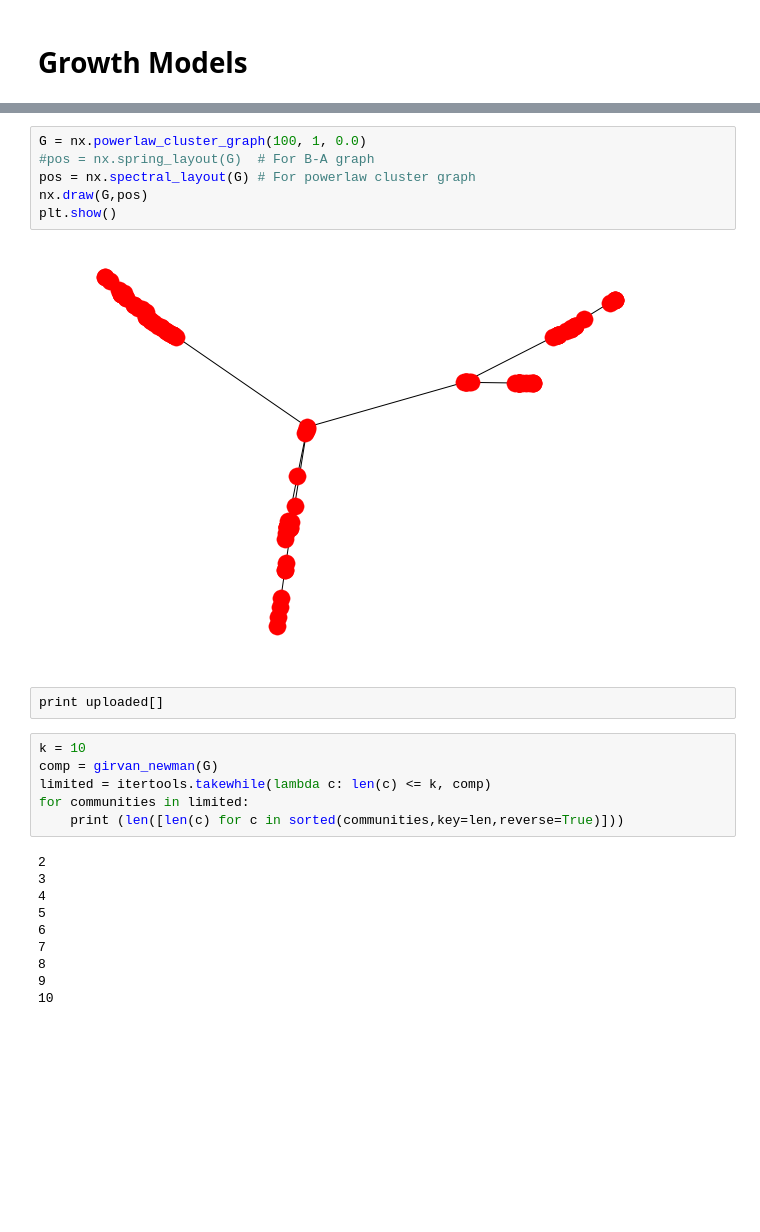
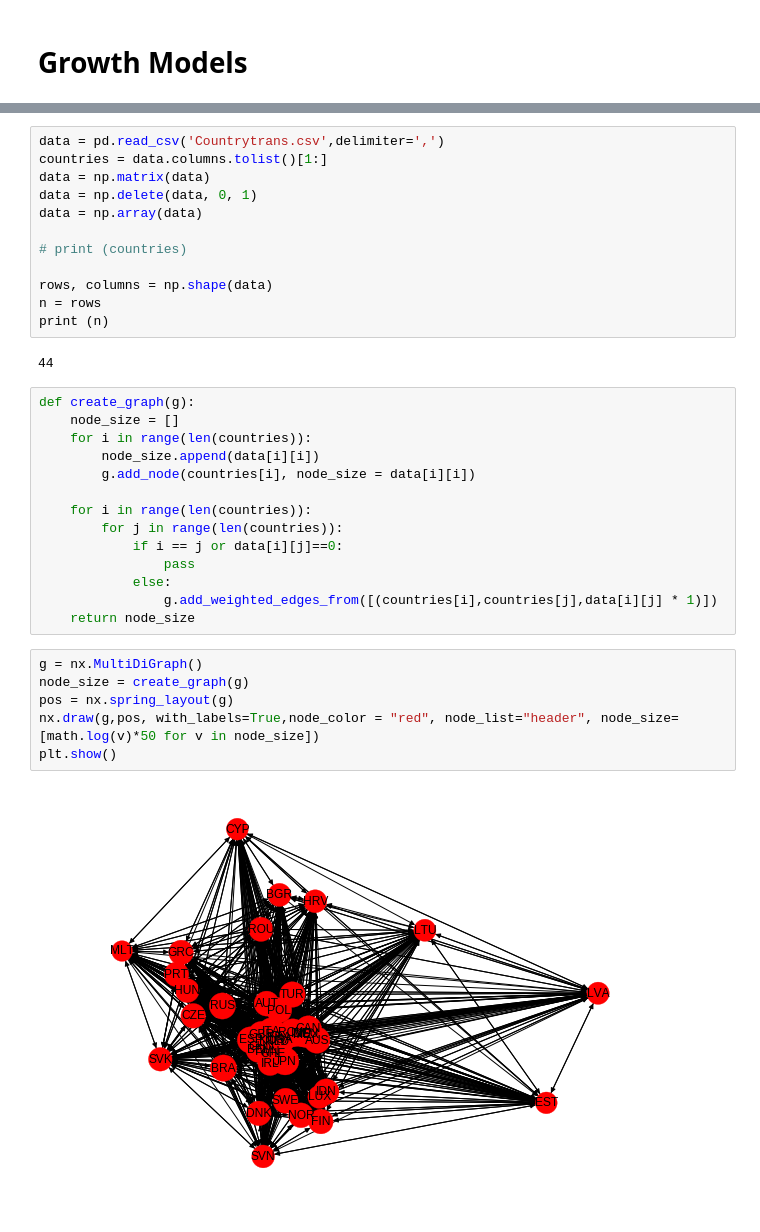
Before and after one commit to evijit/Finance_Graph_Theory, a Jupyter notebook: GrowthModels.ipynb, the cells around one changed output, grey strips where cells are left out. Cells and saved outputs as stored; diff of their text form; blank space fills up the shorter version.

```diff
--- a/GrowthModels.ipynb
+++ b/GrowthModels.ipynb
@@ -74,26 +64,36 @@ import io
-# %%
-G = nx.powerlaw_cluster_graph(100, 1, 0.0)
-#pos = nx.spring_layout(G)  # For B-A graph
-pos = nx.spectral_layout(G) # For powerlaw cluster graph
-nx.draw(G,pos)
-plt.show()
-# %% [output]
-[figure, removed]
-# %%
-print uploaded[]
-# %%
-k = 10
-comp = girvan_newman(G)
-limited = itertools.takewhile(lambda c: len(c) <= k, comp)
-for communities in limited:
-    print (len([len(c) for c in sorted(communities,key=len,reverse=True)]))
-# %% [output]
-2
-3
-4
-5
-6
-7
-8
-9
-10
+# %%
+data = pd.read_csv('Countrytrans.csv',delimiter=',')
+countries = data.columns.tolist()[1:]
+data = np.matrix(data)
+data = np.delete(data, 0, 1)
+data = np.array(data)
+
+# print (countries)
+
+rows, columns = np.shape(data)
+n = rows
+print (n)
+# %% [output]
+44
+# %%
+def create_graph(g):
+    node_size = []
+    for i in range(len(countries)):
+        node_size.append(data[i][i])
+        g.add_node(countries[i], node_size = data[i][i])
+
+    for i in range(len(countries)):
+        for j in range(len(countries)):
+            if i == j or data[i][j]==0:
+                pass
+            else:
+                g.add_weighted_edges_from([(countries[i],countries[j],data[i][j] * 1)])
+    return node_size
+# %%
+g = nx.MultiDiGraph()
+node_size = create_graph(g)
+pos = nx.spring_layout(g)
+nx.draw(g,pos, with_labels=True,node_color = "red", node_list="header", node_size=[math.log(v)*50 for v in node_size])
+plt.show()
+# %% [output]
+[figure, added]
```
Also changed, not shown: parts of 9 cells of this notebook.
